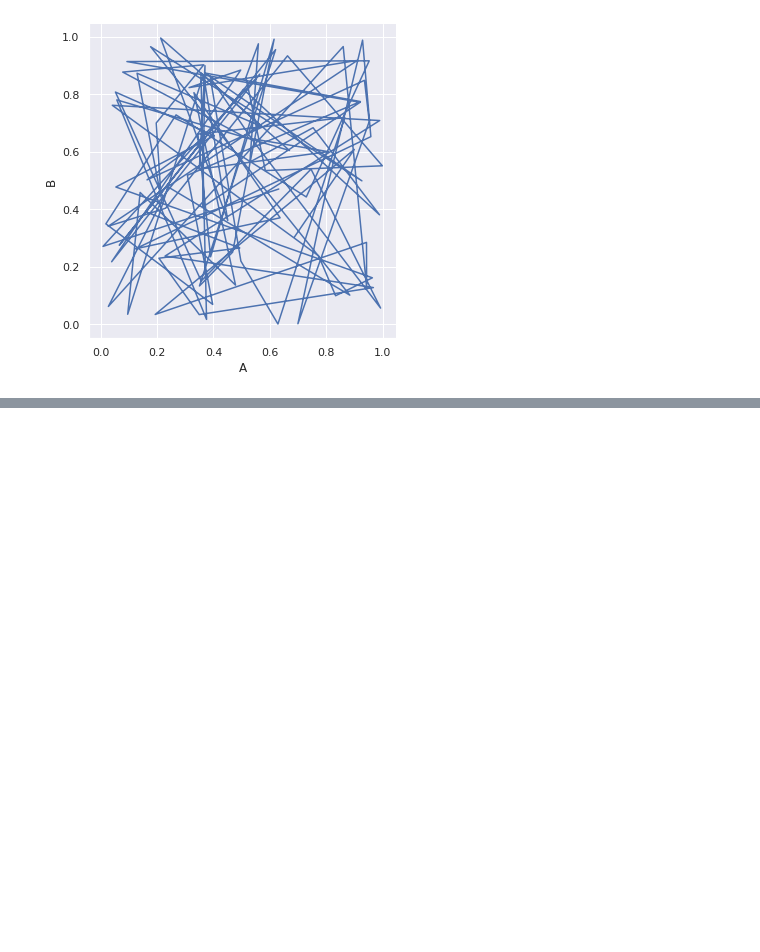
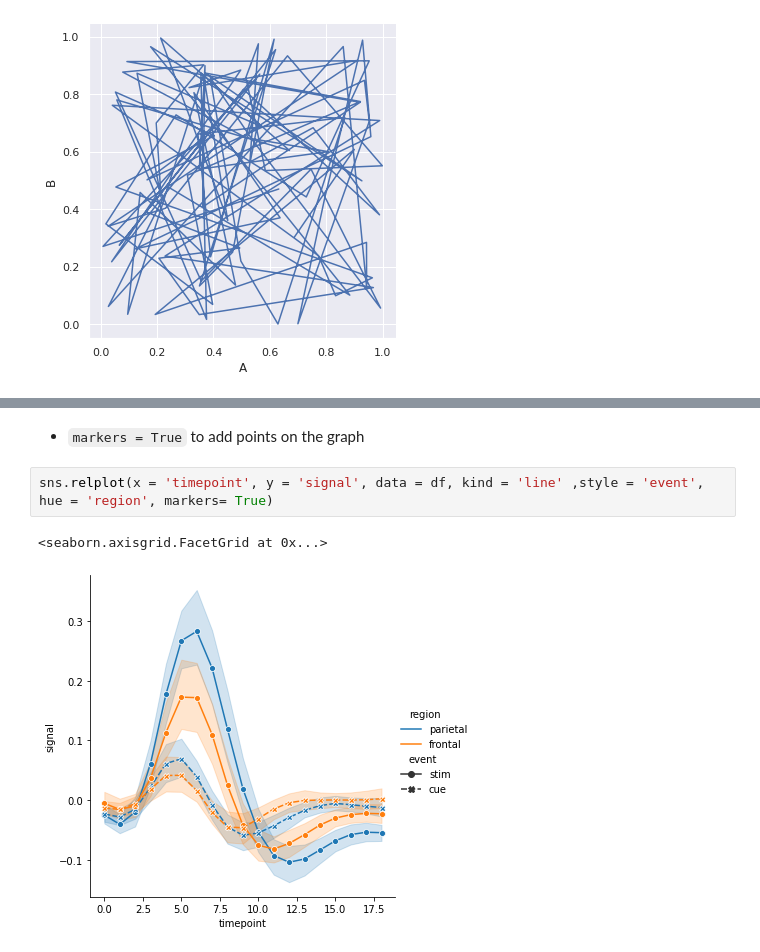
Before and after one commit to lakshit2808/ML-Tool-Kit, a Jupyter notebook: Data_Visualization/Seaborn/seaborn.ipynb, the cells around one changed output, grey strips where cells are left out. Drawn from its saved outputs; the diff is of its cells as text; blank space fills up the shorter version.

```diff
--- a/Data_Visualization/Seaborn/seaborn.ipynb
+++ b/Data_Visualization/Seaborn/seaborn.ipynb
@@ -79,0 +118,7 @@ sns.relplot(x = 'A' , y = 'B', data = df, kind='line', sort=False)
+# %% [markdown]
+- `markers = True` to add points on the graph
+# %%
+sns.relplot(x = 'timepoint', y = 'signal', data = df, kind = 'line' ,style = 'event', hue = 'region', markers= True)
+# %% [output]
+<seaborn.axisgrid.FacetGrid at 0x...>
+[figure, added]
```
Also changed, not shown: parts of 13 cells of this notebook.
